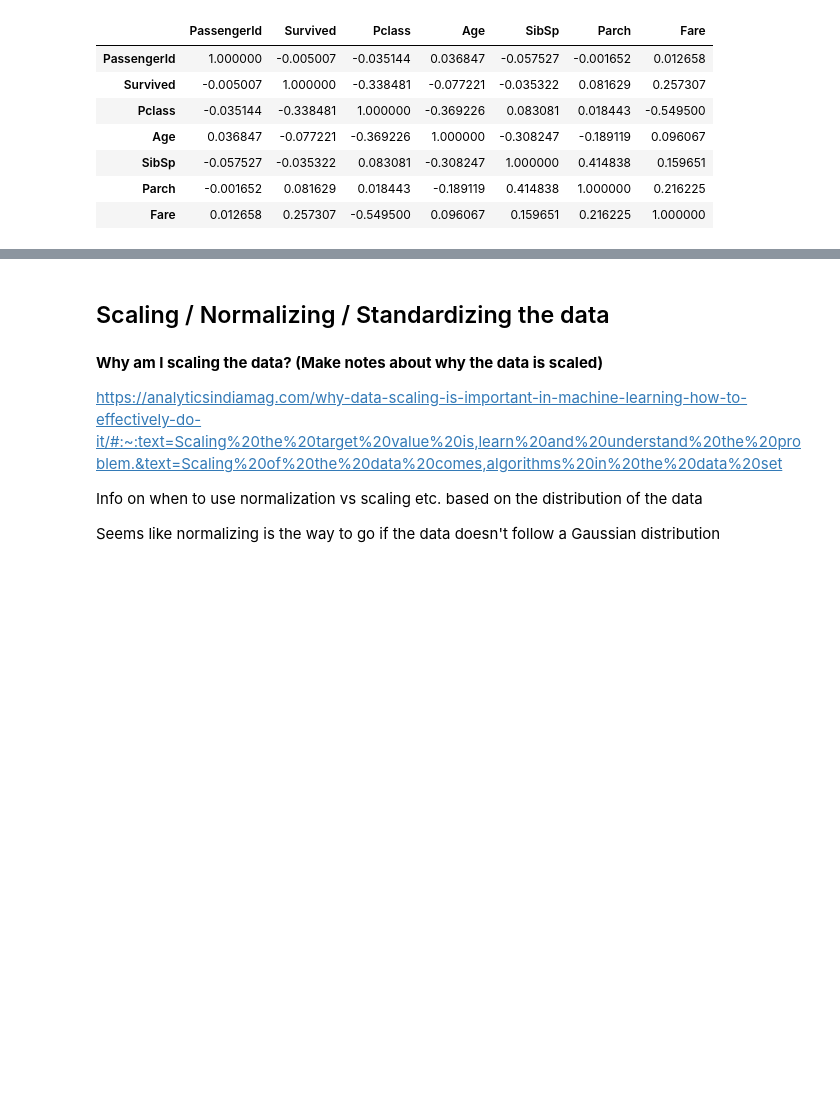
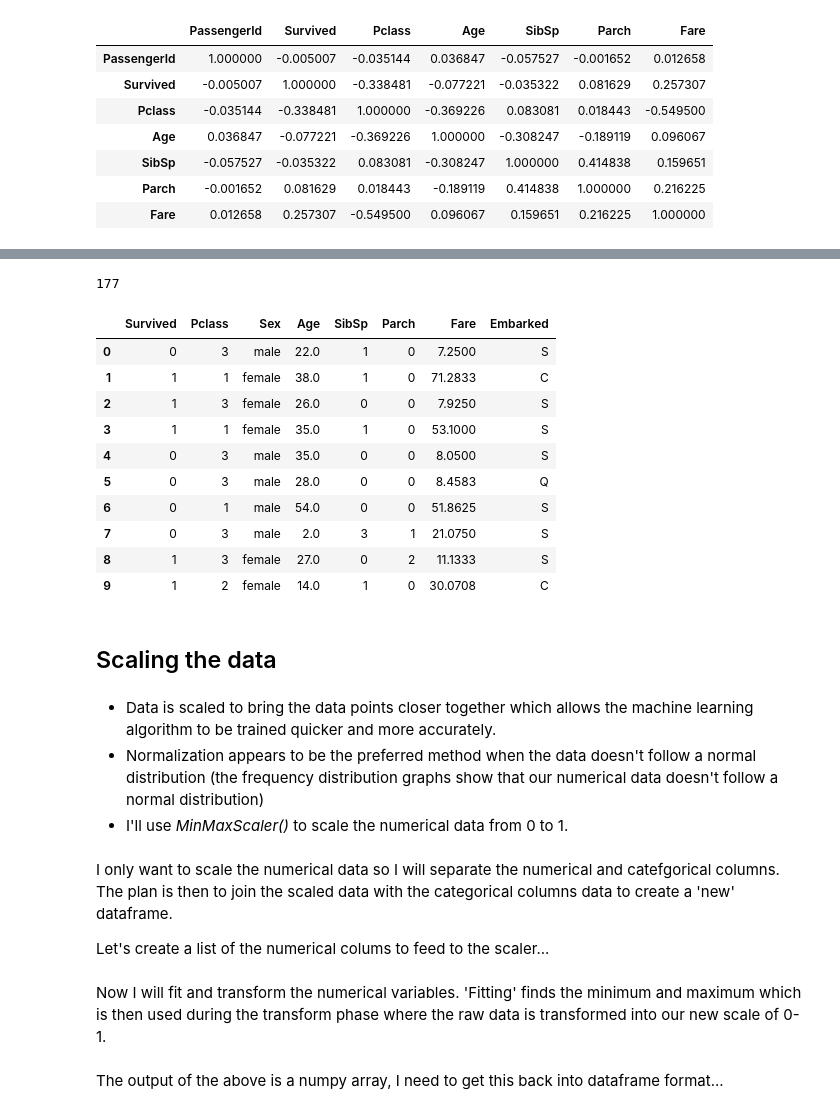
Before and after one commit to JonR45/Titanic, a Jupyter notebook: titanic_project.ipynb, the cells around one changed output, grey strips where cells are left out. Saved outputs shown, nothing was run; the diff lists cells and outputs as text; code cells hidden in the pictures; blank space fills up the shorter version.

```diff
--- a/titanic_project.ipynb
+++ b/titanic_project.ipynb
@@ -264,0 +374,4 @@ df.corr()
+# %%
+# drop cabin and ticket columns from the dataframe
+df = df.drop(['Name', 'PassengerId', 'Cabin', 'Ticket'], axis=1)
+df.head()
@@ -265,11 +416,31 @@ df.corr()
+# %%
+# check the length of the above - it should be 177
+len(df[df['Age'].isnull()].index.tolist())
+# %% [output]
+177
+# %%
+# fill the missing Age values with the median (use the median to try to negate the infuence of outliers)
+# fill the 2 missing Embarked values with the most commonly occurring category
+df = df.fillna({'Age': df['Age'].median(),
+                'Embarked': df['Embarked'].mode()})
+# %%
+# our index list of missing values showed that index 5 had a missing value for Age so it should now be filled with 28
+df.head(10)
+# %% [output]
+|  | Survived | Pclass | Sex | Age | SibSp | Parch | Fare | Embarked |
+| 0 | 0 | 3 | male | 22.0 | 1 | 0 | 7.2500 | S |
+| 1 | 1 | 1 | female | 38.0 | 1 | 0 | 71.2833 | C |
+| 2 | 1 | 3 | female | 26.0 | 0 | 0 | 7.9250 | S |
+| 3 | 1 | 1 | female | 35.0 | 1 | 0 | 53.1000 | S |
+| 4 | 0 | 3 | male | 35.0 | 0 | 0 | 8.0500 | S |
+| 5 | 0 | 3 | male | 28.0 | 0 | 0 | 8.4583 | Q |
+| 6 | 0 | 1 | male | 54.0 | 0 | 0 | 51.8625 | S |
+| 7 | 0 | 3 | male | 2.0 | 3 | 1 | 21.0750 | S |
+| 8 | 1 | 3 | female | 27.0 | 0 | 2 | 11.1333 | S |
+| 9 | 1 | 2 | female | 14.0 | 1 | 0 | 30.0708 | C |
 # %% [markdown]
-## Scaling / Normalizing / Standardizing the data <a id='scaling' ><a/>
+## Scaling the data <a id='scaling' ><a/>
 # %% [markdown]
-**Why am I scaling the data? (Make notes about why the data is scaled)**
-
-
-https://analyticsindiamag.com/why-data-scaling-is-important-in-machine-learning-how-to-effectively-do-it/#:~:text=Scaling%20the%20target%20value%20is,learn%20and%20understand%20the%20problem.&text=Scaling%20of%20the%20data%20comes,algorithms%20in%20the%20data%20set
-
-Info on when to use normalization vs scaling etc. based on the distribution of the data
-
-Seems like normalizing is the way to go if the data doesn't follow a Gaussian distribution
+* Data is scaled to bring the data points closer together which allows the machine learning algorithm to be trained quicker and more accurately.
+* Normalization appears to be the preferred method when the data doesn't follow a normal distribution (the frequency distribution graphs show that our numerical data doesn't follow a normal distribution)
+* I'll use _MinMaxScaler()_ to scale the numerical data from 0 to 1.
@@ -275,0 +450,4 @@ Seems like normalizing is the way to go if the data doesn't follow a Gaussian di
+# %% [markdown]
+I only want to scale the numerical data so I will separate the numerical and catefgorical columns. The plan is then to join the scaled data with the categorical columns data to create a 'new' dataframe.
+
+Let's create a list of the numerical colums to feed to the scaler...
@@ -275,0 +459,2 @@ Seems like normalizing is the way to go if the data doesn't follow a Gaussian di
+# %% [markdown]
+Now I will fit and transform the numerical variables. 'Fitting' finds the minimum and maximum which is then used during the transform phase where the raw data is transformed into our new scale of 0-1.
@@ -275,0 +465,2 @@ Seems like normalizing is the way to go if the data doesn't follow a Gaussian di
+# %% [markdown]
+The output of the above is a numpy array, I need to get this back into dataframe format...
```
Also changed, not shown: parts of 50 cells of this notebook.
